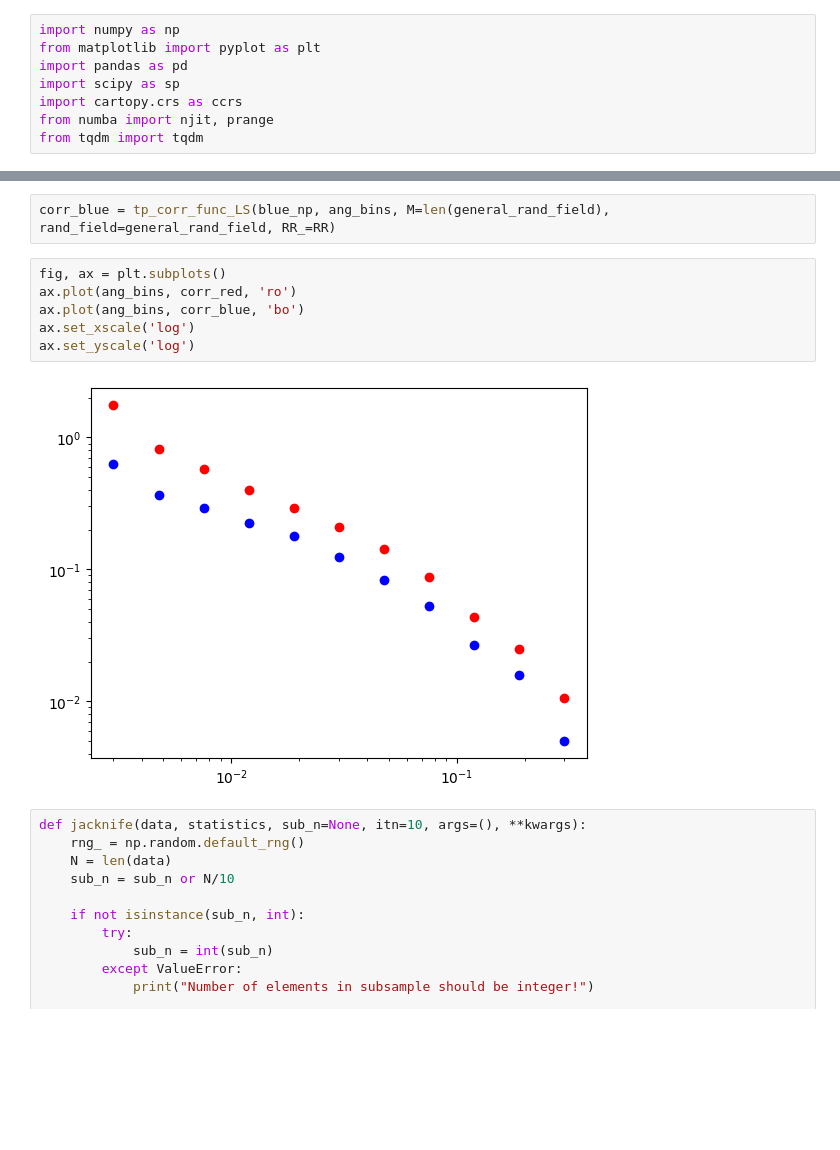
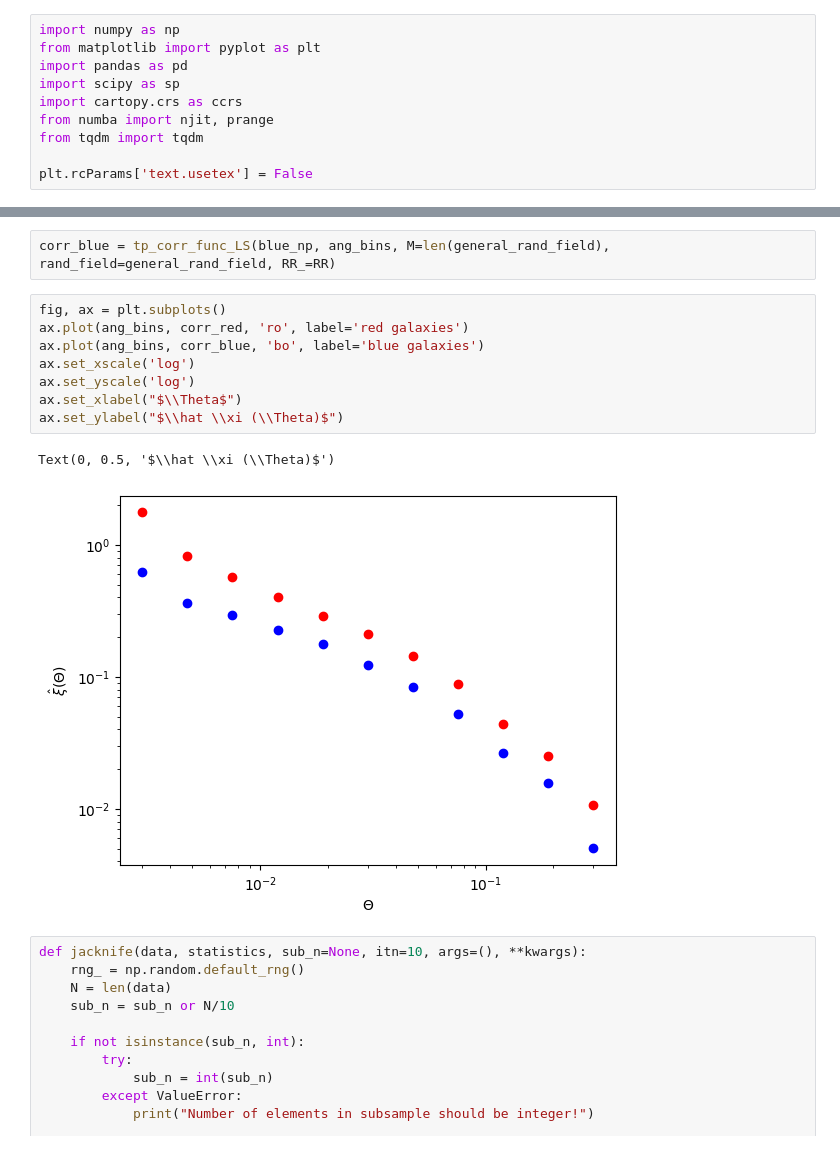
Before and after one commit to CosmicHitchhiker/ds_astro_2026s, a Jupyter notebook: ex1/ex1.ipynb, the cells around one changed output, grey strips where cells are left out. Cells and saved outputs as stored; diff of their text form; blank space fills up the shorter version.

```diff
--- a/ex1/ex1.ipynb
+++ b/ex1/ex1.ipynb
@@ -8,6 +8,8 @@ import scipy as sp
 import cartopy.crs as ccrs
 from numba import njit, prange
 from tqdm import tqdm
+
+plt.rcParams['text.usetex'] = False
 # %%
 df = pd.read_csv('sdss_cutout.csv')
 df
@@ -277,12 +279,15 @@ blue_np = np.array([blue['RA'].values, blue['DEC'].values]).T * np.pi/180.
 corr_blue = tp_corr_func_LS(blue_np, ang_bins, M=len(general_rand_field), rand_field=general_rand_field, RR_=RR)
 # %%
 fig, ax = plt.subplots()
-ax.plot(ang_bins, corr_red, 'ro')
-ax.plot(ang_bins, corr_blue, 'bo')
+ax.plot(ang_bins, corr_red, 'ro', label='red galaxies')
+ax.plot(ang_bins, corr_blue, 'bo', label='blue galaxies')
 ax.set_xscale('log')
 ax.set_yscale('log')
+ax.set_xlabel("$\\Theta$")
+ax.set_ylabel("$\\hat \\xi (\\Theta)$")
 # %% [output]
+Text(0, 0.5, '$\\hat \\xi (\\Theta)$')
-[figure, old version]
+[figure, new version]
 # %%
 def jacknife(data, statistics, sub_n=None, itn=10, args=(), **kwargs):
     rng_ = np.random.default_rng()
```
Also changed, not shown: parts of 2 cells of this notebook.
